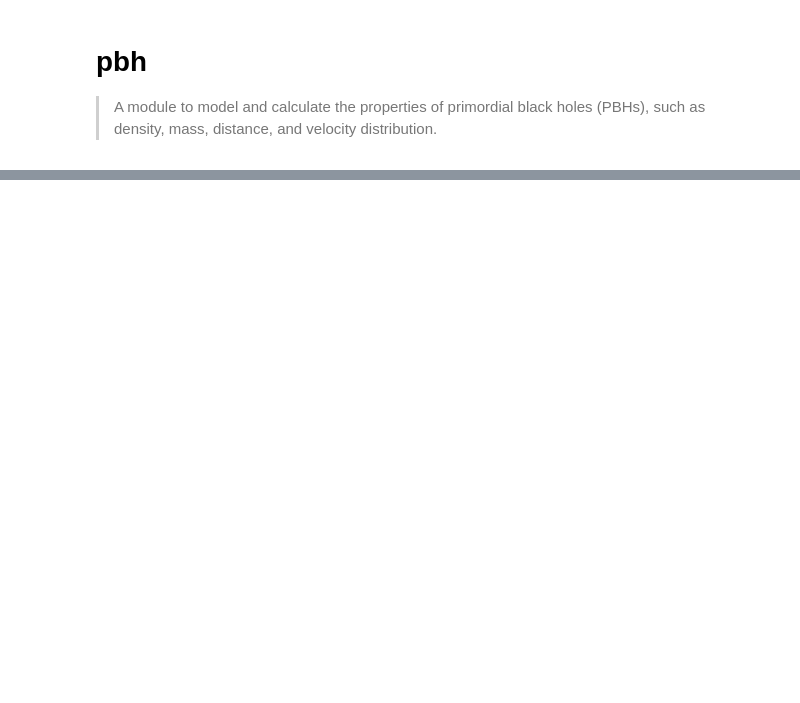
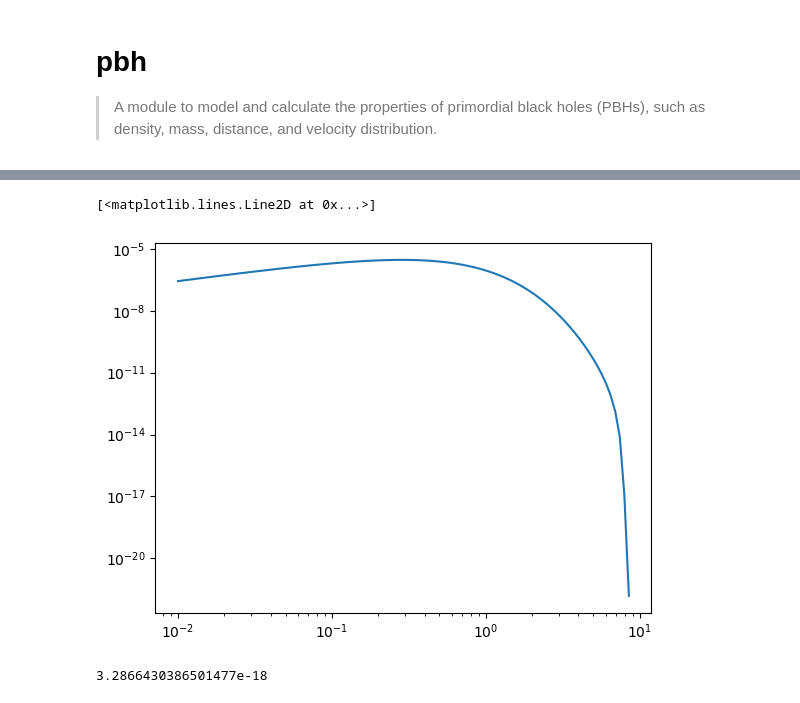
Before and after one commit to NolanSmyth/LensCalcPy, a Jupyter notebook: nbs/00_pbh.ipynb, the cells around one changed output, grey strips where cells are left out. Cells and saved outputs as stored; diff of their text form; code cells hidden in the pictures; blank space fills up the shorter version.

```diff
--- a/nbs/00_pbh.ipynb
+++ b/nbs/00_pbh.ipynb
@@ -71,3 +105,2 @@ class Pbh:
 # %%
-p = Pbh(1e-6, 0.1)
-p
+pbh = Pbh(1e-8, 1)
@@ -86,3 +154,19 @@ print(p.velocity_dispersion(2))
+# %%
+dd = np.logspace(-2, np.log10(rEarth), 100)
+result_integrand = np.zeros(len(dd))
+for i, d in enumerate(dd):
+    # result_vr[i] = pbh.velocity_radial(1, 0.1, t * htosec)
+    result_integrand[i] = integrand(0.1, d, pbh, 0.1)
+# %%
+plt.loglog(dd, result_integrand)
+# %% [output]
+[<matplotlib.lines.Line2D at 0x...>]
+[figure, added]
+# %%
+#integrand doesn't agree
+integrand(0.1, 8, pbh, 0.1)
+# %% [output]
+3.2866430386501477e-18
 # %%
 #| hide
 import nbdev; nbdev.nbdev_export()
```
Also changed, not shown: parts of 15 cells of this notebook, 6 other files.
